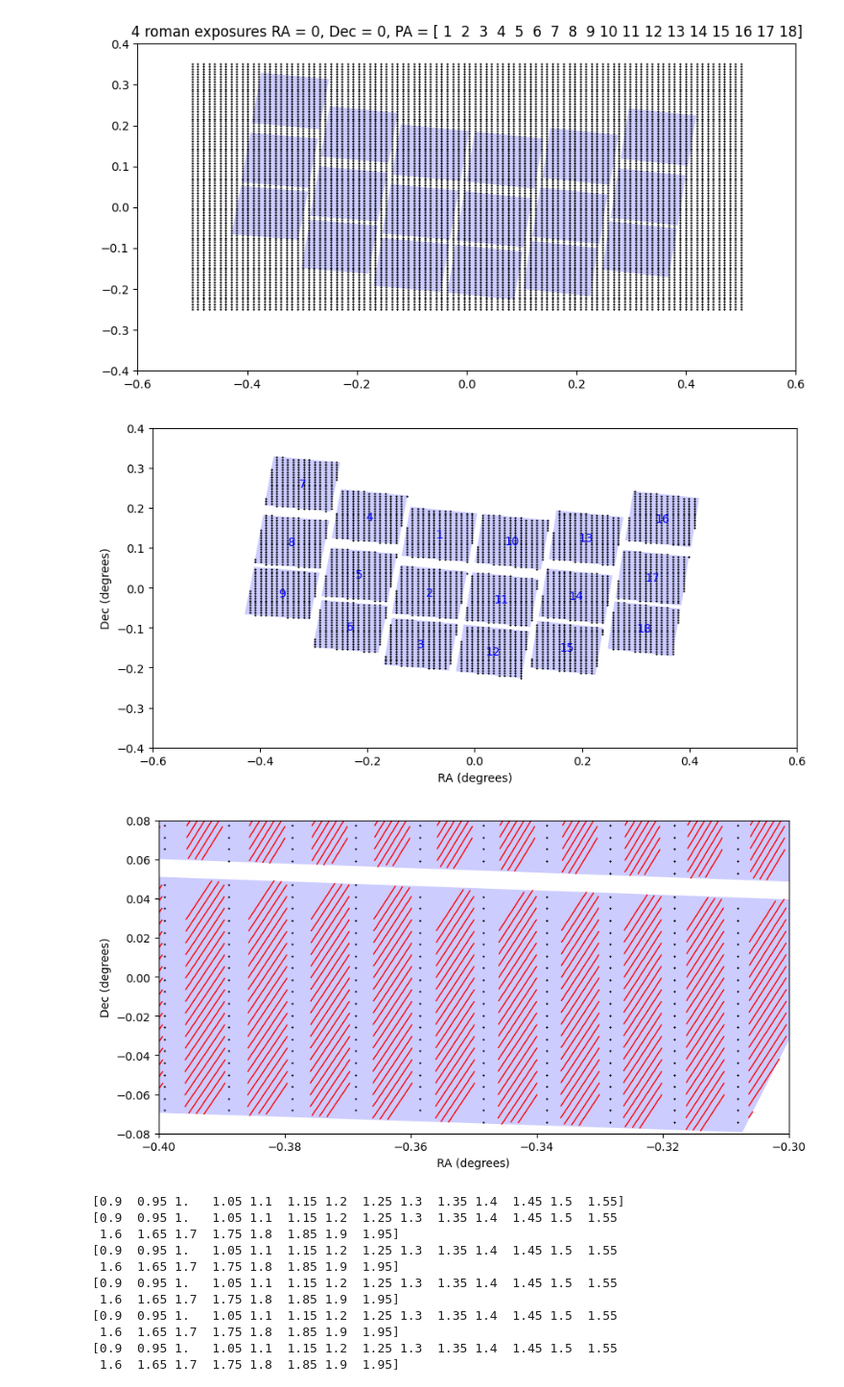
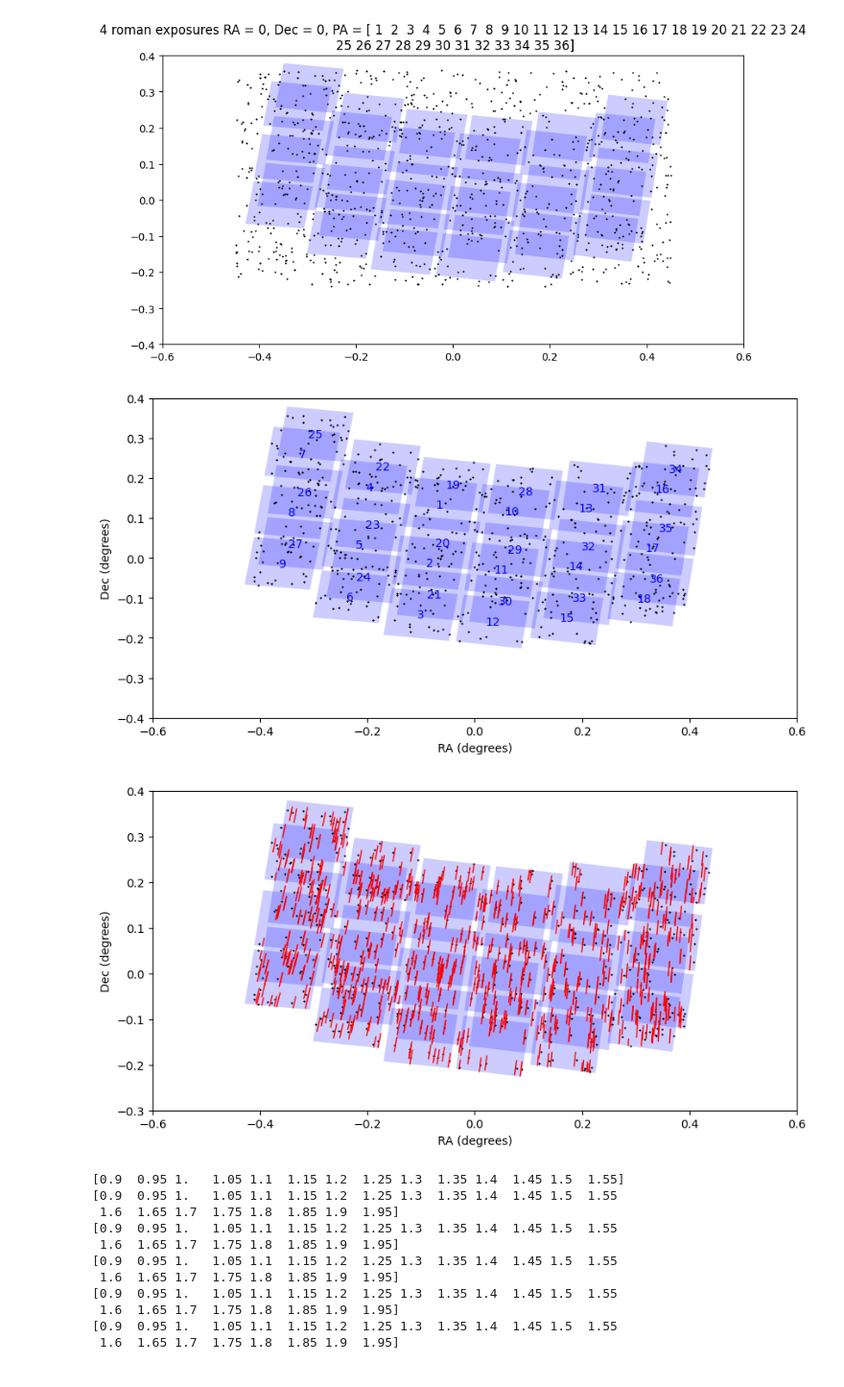
Before and after one commit to roman-grs-pit/relativefluxcalibration_test, a Jupyter notebook: wavelength_dependent_sca_grism.ipynb, the cells around one changed output. Shown at 96% size. Saved outputs shown, nothing was run; the diff lists cells and outputs as text; code cells hidden in the pictures.

```diff
--- a/wavelength_dependent_sca_grism.ipynb
+++ b/wavelength_dependent_sca_grism.ipynb
@@ -55,7 +55,7 @@ raoff = raoffl[0]
 
 pointing_coords = []
 
-survey = 0
+survey = 1
 
 if survey == 0:
     pointing_coords.append([ra0+raoff, dec0+decoff, pa])
@@ -140,37 +141,37 @@ def quad_to_square_transform(x, y, src_corners, src_size=4088):
 # %%
 fig, ax = plt.subplots(figsize = (10,5))
 
 ##sim parameters
-ns = 10000 # initial number of stars
+ns = 1000 # initial number of stars
 exp = np.arange(len(footprints))+1
 Nexp = len(exp)
 
 for footprint in exp:
   data = footprints[footprint]
   corners = data['vertices']
   polygon = patches.Polygon(corners, closed=True, alpha = 0.2, facecolor = 'blue')
 
   ax.add_patch(polygon)
 
 plt.title("4 roman exposures RA = 0, Dec = 0, PA = {}".format(exp))
 
-# stars_x = (np.random.rand(ns) - 0.5)*1
-# stars_y = (np.random.rand(ns) - 0.5)*0.7
+stars_x = (np.random.rand(ns) - 0.5)*0.9
+stars_y = (np.random.rand(ns) - 0.4)*0.6
 
-stars_x = np.linspace(-0.5,0.5, 100)
-stars_x = np.tile(stars_x, 100)
-stars_y = np.linspace(-0.25,0.35,100)
-stars_y = np.sort(np.repeat(stars_y, 100))
+# stars_x = np.linspace(-0.5,0.5, 100)
+# stars_x = np.tile(stars_x, 100)
+# stars_y = np.linspace(-0.25,0.35,100)
+# stars_y = np.sort(np.repeat(stars_y, 100))
 
 plt.xlim(-0.6, 0.6)
 plt.ylim(-0.4, 0.4)
 
 plt.plot(stars_x, stars_y, "*", color = "black", markersize = 1)
 # plt.gca().invert_xaxis()
 # plt.plot(star[0], star[1], "*", color = "black", markersize = 3)
 plt.show()
 # %% [output]
-[figure, old version]
+[figure, new version]
 # %%
 #create lists of paths for exposures
 
@@ -235,7 +236,7 @@ plt.xlabel('RA (degrees)')
 plt.ylabel('Dec (degrees)')
 plt.show()
 # %% [output]
-[figure, old version]
+[figure, new version]
 # %%
 #im gonna assume an arbitrary sigma k here
 np.random.seed(17)
@@ -280,11 +281,11 @@ for footprint in exp:
     # ax.text(centroid[0], centroid[1], str(footprint), color='black', fontsize=10, ha='center', va='center')
 
 plt.plot(stars_obs[:,0], stars_obs[:,1], "*", color = "black", markersize = 1)
-# plt.xlim(-0.6, 0.6)
-# plt.ylim(-0.3, 0.4)
+plt.xlim(-0.6, 0.6)
+plt.ylim(-0.3, 0.4)
 
-plt.xlim(-0.45, -0.30)
-plt.ylim(-0.08, 0.08)
+# plt.xlim(-0.45, -0.30)
+# plt.ylim(-0.08, 0.08)
 
 """apply grism information to stars"""
 
@@ -292,28 +293,33 @@ wvl_bins = len(master_bins)
 stars_wvl = {key: val for key, val in zip(master_bins, [[] for _ in range(wvl_bins)])}
 
 star_colors = ['red', 'green', 'blue', 'orange', 'purple', 'brown', 'cyan']
+starids = np.arange(len(stars_obs))
 
 for i in range(len(exp)):
     star_mask = exists_in_exp[i]
     stars_in_exp = stars_obs[star_mask]
-    for star in stars_in_exp:
-        fid = i + 1
+    stars_in_exp_ids = starids[star_mask]
+    for star, id in zip(stars_in_exp, stars_in_exp_ids):
+        fid = (i + 1)
+        scaid = fid - 18 * np.floor((fid) / 18)  # Adjust fiducial ID to be in range 1-18
+        if scaid == 0:
+            scaid = 18
         det_coord = quad_to_square_transform(star[0], star[1], footprints[fid]['vertices'], src_size=4088)
         det_pixl = np.floor(det_coord)
-        coeff = optmod._get_beam_trace(det_pixl[0], det_pixl[1], fid, width=1, order="+1")
+        coeff = optmod._get_beam_trace(det_pixl[0], det_pixl[1], scaid, width=1, order="+1")
         x_binned, y_binned, colors, select_on_detector, bins = bin_cut(coeff)
         px, py = square_to_quad_transform(x_binned, y_binned, footprints[fid]['vertices'], src_size=4088)
 
         temp_dict = {key: val for key, val in [(bin, coord) for bin, coord in zip(bins, np.array([px,py]).T)]}
         plt.plot(px,py, color="red", lw = 1)
         for b,x,y in zip(bins, px, py):
-            stars_wvl[b].append((x, y))
+            stars_wvl[b].append((id, x, y))
 
 for b in stars_wvl.keys():
     stars_wvl[b] = np.array(stars_wvl[b])
 
-plt.xlim(-0.4, -0.30)
-plt.ylim(-0.08, 0.08)
+# plt.xlim(-0.4, -0.30)
+# plt.ylim(-0.08, 0.08)
 
 # plt.gca().invert_yaxis()
 # Display the plot
@@ -321,7 +327,7 @@ plt.xlabel('RA (degrees)')
 plt.ylabel('Dec (degrees)')
 plt.show()
 # %% [output]
-[figure, old version]
+[figure, new version]
 # %%
 fig, ax = plt.subplots(figsize = (5,5))
 xt = np.linspace(400,800,10)
```
Also changed, not shown: parts of 5 cells of this notebook.
